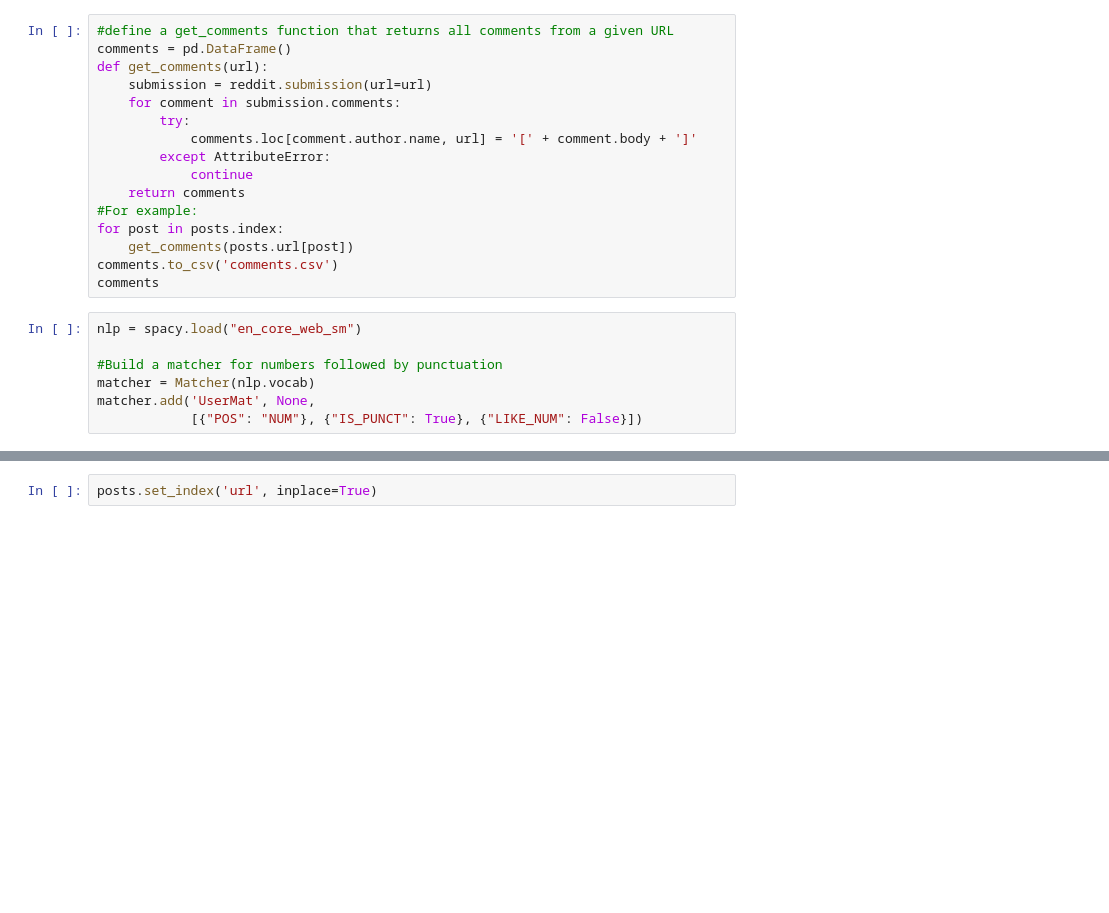
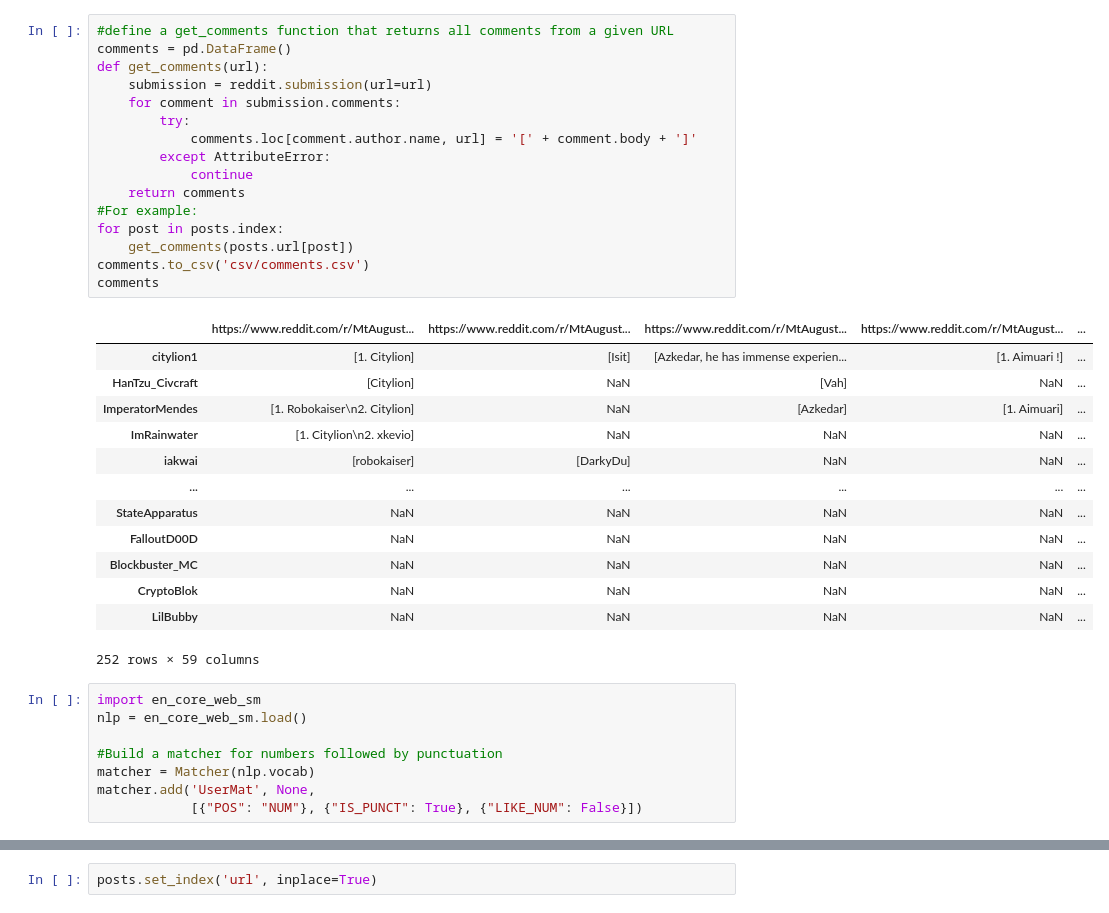
Before and after one commit to Godomasta/mountdata, a Jupyter notebook: frames.ipynb, the cells around one changed output, grey strips where cells are left out. Drawn from its saved outputs; the diff is of its cells as text; blank space fills up the shorter version.

```diff
--- a/frames.ipynb
+++ b/frames.ipynb
@@ -15,21 +35,36 @@ posts
 # %%
 #define a get_comments function that returns all comments from a given URL
 comments = pd.DataFrame()
 def get_comments(url):
     submission = reddit.submission(url=url)
     for comment in submission.comments:
         try:
             comments.loc[comment.author.name, url] = '[' + comment.body + ']'
         except AttributeError:
             continue
     return comments
 #For example:
 for post in posts.index:
     get_comments(posts.url[post])
-comments.to_csv('comments.csv')
+comments.to_csv('csv/comments.csv')
 comments
+# %% [output]
+|  | https://www.reddit.com/r/MtAugust... | https://www.reddit.com/r/MtAugust... | https://www.reddit.com/r/MtAugust... | https://www.reddit.com/r/MtAugust... | ... |
+| citylion1 | [1. Citylion] | [Isit] | [Azkedar, he has immense experien... | [1. Aimuari !] | ... |
+| HanTzu_Civcraft | [Citylion] | NaN | [Vah] | NaN | ... |
+| ImperatorMendes | [1. Robokaiser\n2. Citylion] | NaN | [Azkedar] | [1. Aimuari] | ... |
+| ImRainwater | [1. Citylion\n2. xkevio] | NaN | NaN | NaN | ... |
+| iakwai | [robokaiser] | [DarkyDu] | NaN | NaN | ... |
+| ... | ... | ... | ... | ... | ... |
+| StateApparatus | NaN | NaN | NaN | NaN | ... |
+| FalloutD00D | NaN | NaN | NaN | NaN | ... |
+| Blockbuster_MC | NaN | NaN | NaN | NaN | ... |
+| CryptoBlok | NaN | NaN | NaN | NaN | ... |
+| LilBubby | NaN | NaN | NaN | NaN | ... |
+252 rows × 59 columns
 # %%
-nlp = spacy.load("en_core_web_sm")
+import en_core_web_sm
+nlp = en_core_web_sm.load()
 
 #Build a matcher for numbers followed by punctuation
 matcher = Matcher(nlp.vocab)
```
Also changed, not shown: parts of 14 cells of this notebook, 9 other files.
